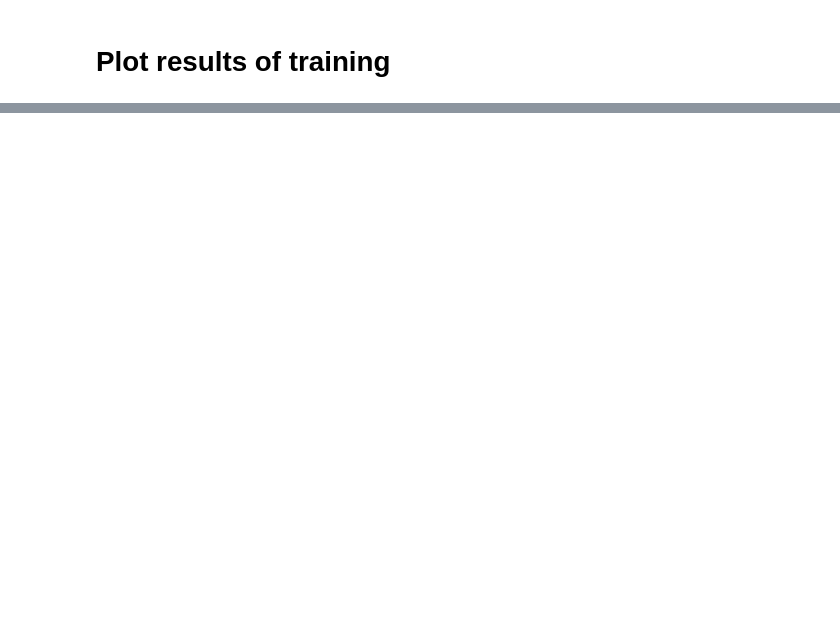
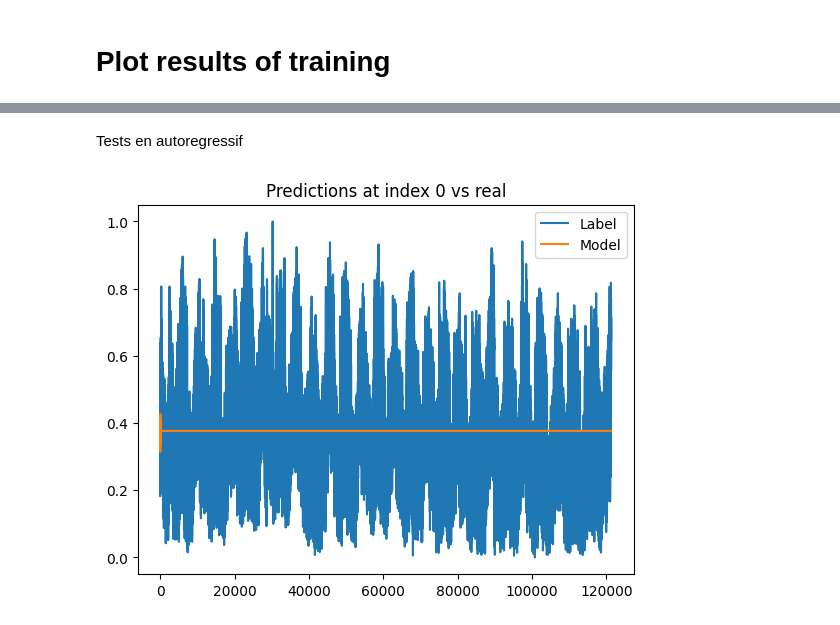
Before and after one commit to Brebou/Deep_Trading, a Jupyter notebook: plot_prices.ipynb, the cells around one changed output, grey strips where cells are left out. Cells and saved outputs as stored; diff of their text form; code cells hidden in the pictures; blank space fills up the shorter version.

```diff
--- a/plot_prices.ipynb
+++ b/plot_prices.ipynb
@@ -105,0 +199,48 @@ plt.show()
+# %% [markdown]
+Tests en autoregressif
+# %%
+idx = 0
+outputs = []
+labels = []
+train_size = len(train_dataset)
+window_size = 64
+
+model.eval()
+for k, data in enumerate(train_dataset):
+    # Put the data on the appropriate device
+    labels.append(data[idx].item())
+    if k == 0:
+        inp = torch.Tensor(data)
+        hn = torch.zeros(model.num_layers, model.hidden_size)
+        cn = torch.zeros(model.num_layers, model.hidden_size)
+        train_outputs.append(data[idx].item())
+        continue
+    if k < window_size:
+        inp = torch.cat((inp, torch.Tensor(data)), dim = 0)
+        train_outputs.append(data[idx].item())
+        continue
+
+
+    # Computation of the output
+    output, (hn, cn) = model(inp.unsqueeze(dim = 1), (hn, cn))
+    outputs.append(output[-1, idx].item())
+    inp = output[-1, :]
+
+for k, data in enumerate(test_dataset):
+    # Put the data on the appropriate device
+    labels.append(data[idx].item())
+
+    # Computation of the output
+    output, (hn, cn) = model(inp.unsqueeze(dim = 1), (hn, cn))
+    outputs.append(output[-1, idx].item())
+    inp = output[-1, :]
+
+plt.plot(labels, label = 'Label')
+plt.plot(outputs, label = 'Model')
+plt.title(f'Predictions at index {idx} vs real')
+if train_size < end and train_size > start:
+    plt.axvline(x=train_size, color = 'r', label = 'End of training')
+plt.legend()
+plt.show()
+# %% [output]
+[figure, added]
```
Also changed, not shown: parts of 10 cells of this notebook, 11 other files.
